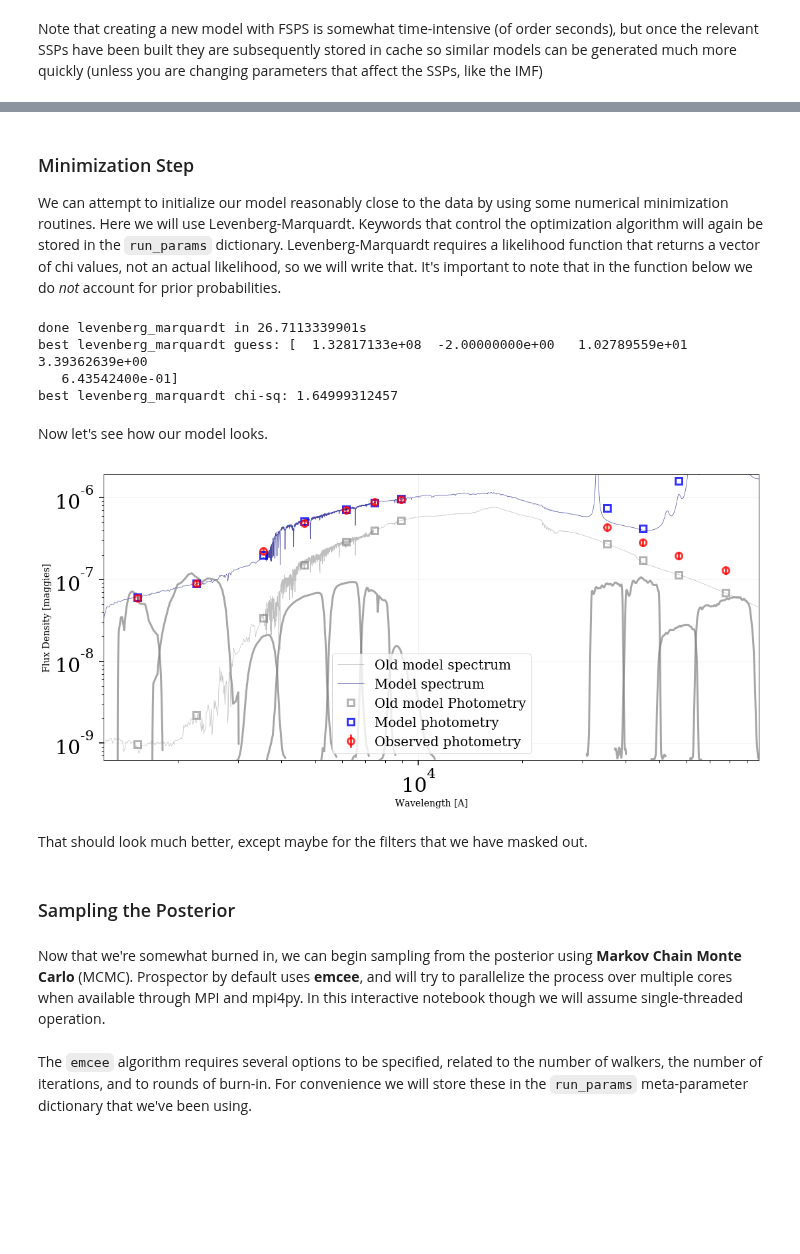
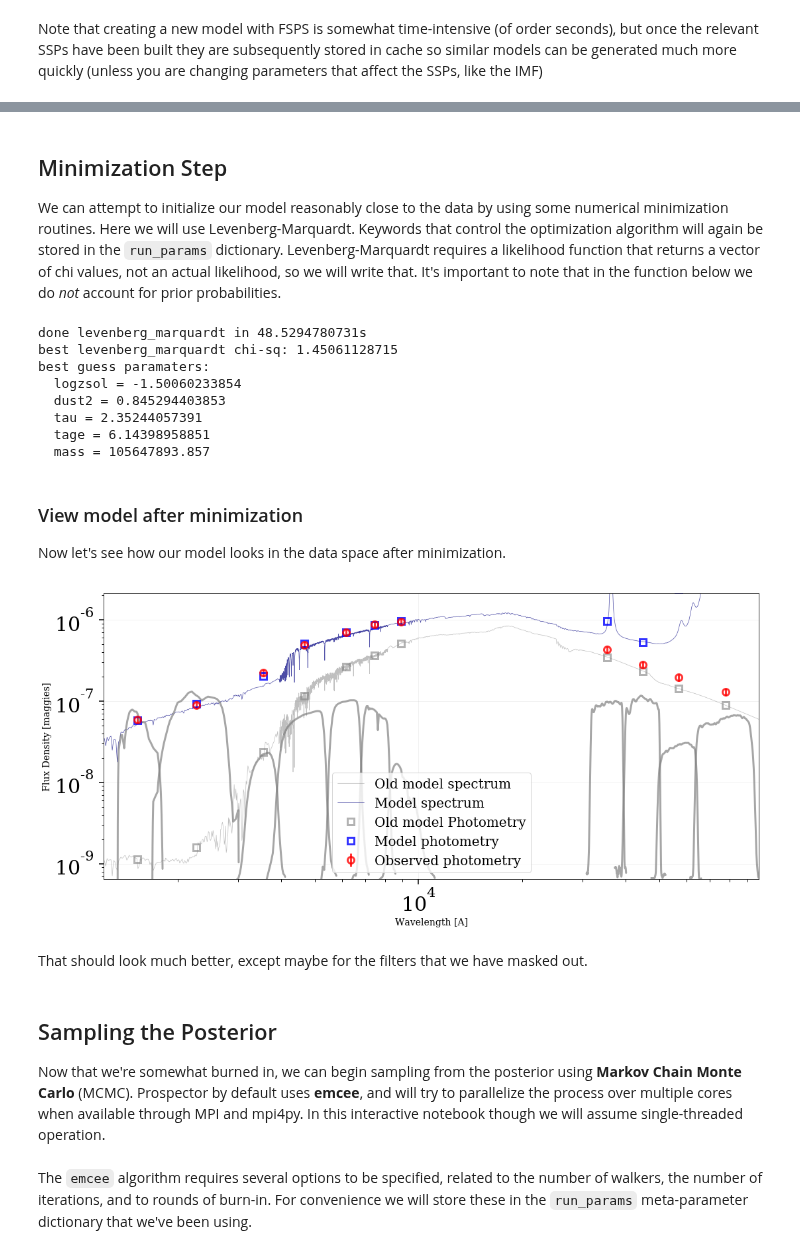
Before and after one commit to bd-j/prospector, a Jupyter notebook: demo/DeconstructedDemo.ipynb, the cells around one changed output, grey strips where cells are left out. Cells and saved outputs as stored; diff of their text form; code cells hidden in the pictures; blank space fills up the shorter version.

```diff
--- a/demo/DeconstructedDemo.ipynb
+++ b/demo/DeconstructedDemo.ipynb
@@ -494,6 +620,6 @@ Writing to file demo_1513183904_mcmc.h5
 Could not serialize model_params
 # %% [markdown]
-### Minimization Step
+## Minimization Step
 We can attempt to initialize our model reasonably close to the data by using some numerical minimization routines.
 Here we will use Levenberg-Marquardt. Keywords that control the optimization algorithm will again be stored in the `run_params` dictionary. Levenberg-Marquardt requires a likelihood function that returns a vector of chi values, not an actual likelihood, so we will write that. It's important to note that in the function below we do *not* account for prior probabilities.
 # %%
@@ -504,31 +630,6 @@ run_params['ftol'] = 3e-16
 run_params['maxfev'] = 5000
 run_params['xtol'] = 3e-16
 # %%
-from prospect.likelihood import chi_spec, chi_phot
-def chivecfn(theta):
-    """A version of lnprobfn that returns the simple uncertainty
-    normalized residual instead of the log-posterior, for use with
-    least-squares optimization methods like Levenburg-Marquardt.
-
-    It's important to note that the returned chi vector does not
-    include the prior probability.
-    """
-    lnp_prior = model.prior_product(theta)
-    if not np.isfinite(lnp_prior):
-        return -np.infty
-
-    # Generate mean model
-    t1 = time.time()
-    try:
-        spec, phot, x = model.mean_model(theta, obs, sps=sps)
-    except(ValueError):
-        return -np.infty
-    d1 = time.time() - t1
-
-    chispec = chi_spec(spec, obs)
-    chiphot = chi_phot(phot, obs)
-    return np.concatenate([chispec, chiphot])
-
 # --- start minimization ----
 min_method = 'levenberg_marquardt'
 run_params["min_method"] = min_method
@@ -541,7 +642,7 @@ ts = time.time()  # time it
 pinitial = fitting.minimizer_ball(model.initial_theta.copy(), nmin, model)
 guesses = []
 for i, pinit in enumerate(pinitial): #loop over initial guesses
-    res = least_squares(chivecfn, pinit, method='lm', x_scale='jac',
+    res = least_squares(chivecfn, np.array(pinit), method='lm', x_scale='jac',
                         xtol=run_params["xtol"], ftol=run_params["ftol"],
                         max_nfev=run_params["maxfev"])
     guesses.append(res)
@@ -550,28 +651,33 @@ for i, pinit in enumerate(pinitial): #loop over initial guesses
 # fitting.reinitialize moves the parameter vector away from edges of the prior.
 chisq = [np.sum(r.fun**2) for r in guesses]
 best = np.argmin(chisq)
-initial_center = fitting.reinitialize(guesses[best].x, model,
-                        edge_trunc=run_params.get('edge_trunc', 0.1))
+theta_best = fitting.reinitialize(guesses[best].x, model,
+                                  edge_trunc=run_params.get('edge_trunc', 0.1))
 initial_prob = None
 pdur = time.time() - ts
 
 # output results
 print('done {0} in {1}s'.format(min_method, pdur))
-print('best {0} guess: {1}'.format(min_method, initial_center))
 print('best {0} chi-sq: {1}'.format(min_method, chisq[best]))
+print('best guess paramaters:')
+for k, t in zip(model.theta_labels(), theta_best):
+    print('  {} = {}'.format(k, t))
 # %% [output]
-done levenberg_marquardt in 26.7113339901s
-best levenberg_marquardt guess: [  1.32817133e+08  -2.00000000e+00   1.02789559e+01   3.39362639e+00
-   6.43542400e-01]
-best levenberg_marquardt chi-sq: 1.64999312457
+done levenberg_marquardt in 48.5294780731s
+best levenberg_marquardt chi-sq: 1.45061128715
+best guess paramaters:
+  logzsol = -1.50060233854
+  dust2 = 0.845294403853
+  tau = 2.35244057391
+  tage = 6.14398958851
+  mass = 105647893.857
 # %% [markdown]
-Now let's see how our model looks.
+### View model after minimization
+Now let's see how our model looks in the data space after minimization.
 # %%
-# initial parameters
-theta = initial_center
 # generate model
-prediction = model.mean_model(theta, obs, sps=sps)
-mspec, mphot, mextra = prediction
+prediction = model.mean_model(theta_best, obs, sps=sps)
+pspec, pphot, pextra = prediction
 
 figure(figsize=(16,8))
 
@@ -581,41 +687,40 @@ loglog(wspec, initial_spec, label='Old model spectrum',
 errorbar(wphot, initial_phot, label='Old model Photometry',
          marker='s', markersize=10, alpha=0.6, ls='', lw=3,
          markerfacecolor='none', markeredgecolor='gray',
          markeredgewidth=3)
-loglog(wspec, mspec, label='Model spectrum',
+loglog(wspec, pspec, label='Model spectrum',
        lw=0.7, color='navy', alpha=0.7)
-errorbar(wphot, mphot, label='Model photometry',
+errorbar(wphot, pphot, label='Model photometry',
          marker='s', markersize=10, alpha=0.8, ls='', lw=3,
          markerfacecolor='none', markeredgecolor='blue',
          markeredgewidth=3)
 errorbar(wphot, obs['maggies'], yerr=obs['maggies_unc'],
          label='Observed photometry',
          marker='o', markersize=10, alpha=0.8, ls='', lw=3,
          ecolor='red', markerfacecolor='none', markeredgecolor='red',
          markeredgewidth=3)
 
 # plot filter transmission curves
 for f in obs['filters']:
     w, t = f.wavelength.copy(), f.transmission.copy()
     while t.max() > 1:
         t /= 10.
     t = 0.1*(ymax-ymin)*t + ymin
     loglog(w, t, lw=3, color='gray', alpha=0.7)
 
 # Prettify
 xlabel('Wavelength [A]')
 ylabel('Flux Density [maggies]')
 xlim([xmin, xmax])
 ylim([ymin, ymax])
 legend(loc='best', fontsize=20)
 tight_layout()
 # %% [output]
-[figure, old version]
+[figure, new version]
 # %% [markdown]
 That should look much better, except maybe for the filters that we have masked out.
-# %% [markdown]
-### Sampling the Posterior
 # %% [markdown]
+## Sampling the Posterior
 Now that we're somewhat burned in, we can begin sampling from the posterior using **Markov Chain Monte Carlo** (MCMC). Prospector by default uses **emcee**, and will try to parallelize the process over multiple cores when available through MPI and mpi4py. In this interactive notebook though we will assume single-threaded operation.
 # %% [markdown]
 The `emcee` algorithm requires several options to be specified, related to the number of walkers, the number of iterations, and to rounds of burn-in.  For convenience we will store these in the `run_params` meta-parameter dictionary that we've been using.
```
Also changed, not shown: parts of 51 cells of this notebook, 1 other file.
